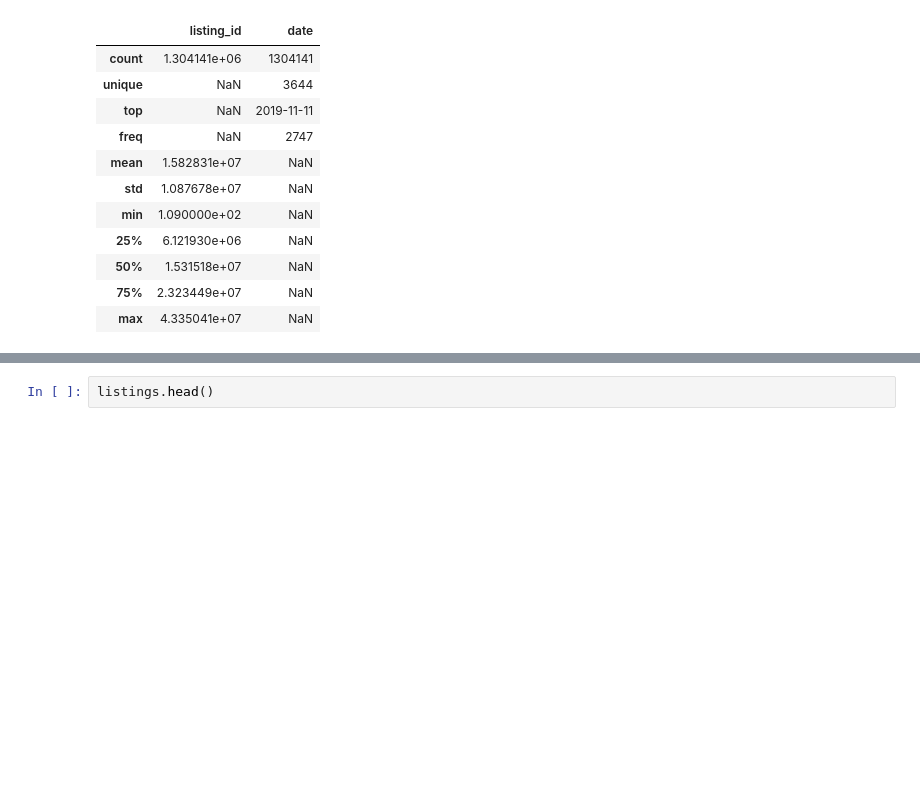
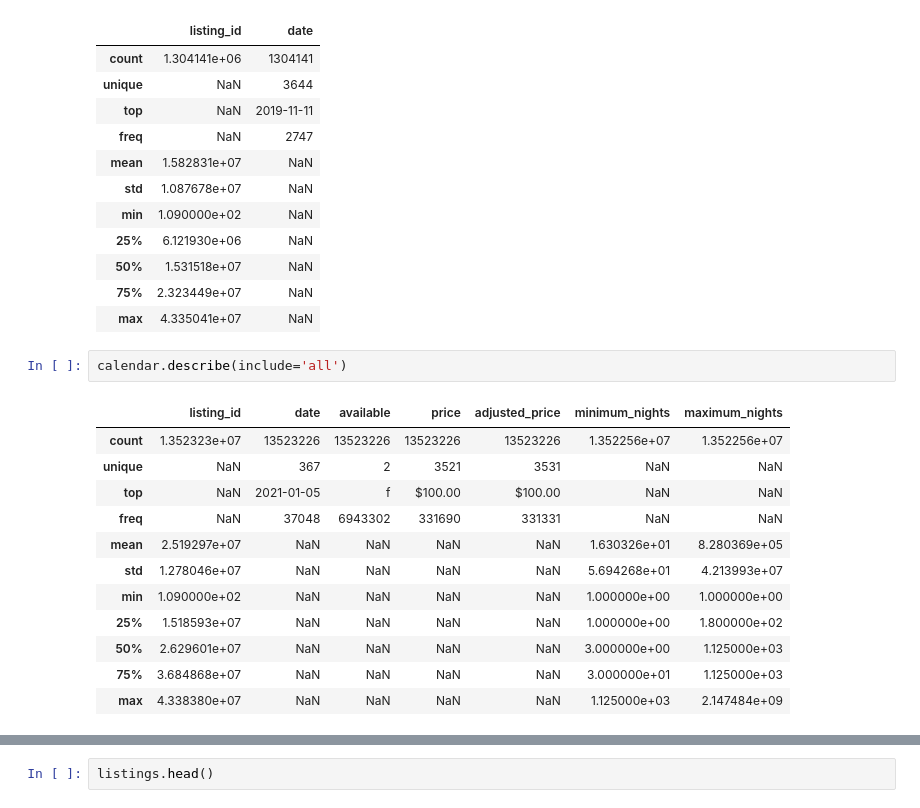
Before and after one commit to mark-baole/AirBnB-Los-Angeles, a Jupyter notebook: ML_AirBnB_Los_Angeles.ipynb, the cells around one changed output, grey strips where cells are left out. Cells and saved outputs as stored; diff of their text form; blank space fills up the shorter version.

```diff
--- a/ML_AirBnB_Los_Angeles.ipynb
+++ b/ML_AirBnB_Los_Angeles.ipynb
@@ -150,3 +148,18 @@ reviews.describe(include='all')
 | 50% | 1.531518e+07 | NaN |
 | 75% | 2.323449e+07 | NaN |
 | max | 4.335041e+07 | NaN |
+# %%
+calendar.describe(include='all')
+# %% [output]
+|  | listing_id | date | available | price | adjusted_price | minimum_nights | maximum_nights |
+| count | 1.352323e+07 | 13523226 | 13523226 | 13523226 | 13523226 | 1.352256e+07 | 1.352256e+07 |
+| unique | NaN | 367 | 2 | 3521 | 3531 | NaN | NaN |
+| top | NaN | 2021-01-05 | f | $100.00 | $100.00 | NaN | NaN |
+| freq | NaN | 37048 | 6943302 | 331690 | 331331 | NaN | NaN |
+| mean | 2.519297e+07 | NaN | NaN | NaN | NaN | 1.630326e+01 | 8.280369e+05 |
+| std | 1.278046e+07 | NaN | NaN | NaN | NaN | 5.694268e+01 | 4.213993e+07 |
+| min | 1.090000e+02 | NaN | NaN | NaN | NaN | 1.000000e+00 | 1.000000e+00 |
+| 25% | 1.518593e+07 | NaN | NaN | NaN | NaN | 1.000000e+00 | 1.800000e+02 |
+| 50% | 2.629601e+07 | NaN | NaN | NaN | NaN | 3.000000e+00 | 1.125000e+03 |
+| 75% | 3.684868e+07 | NaN | NaN | NaN | NaN | 3.000000e+01 | 1.125000e+03 |
+| max | 4.338380e+07 | NaN | NaN | NaN | NaN | 1.125000e+03 | 2.147484e+09 |
```
Also changed, not shown: parts of 23 cells of this notebook.
